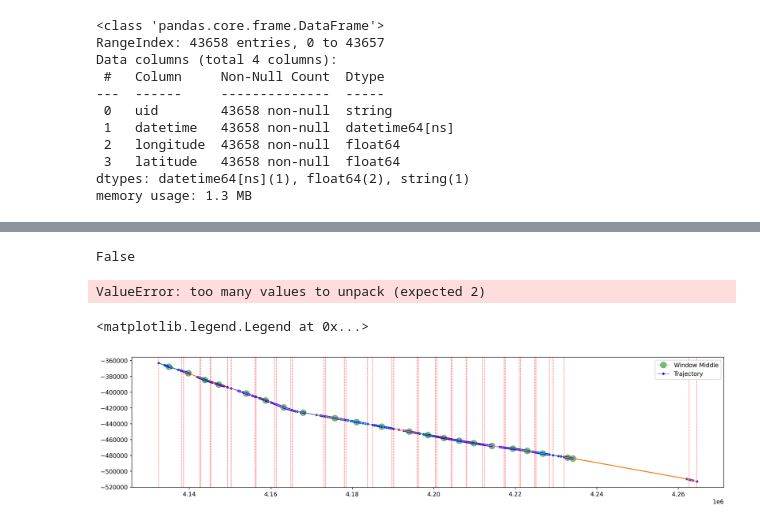
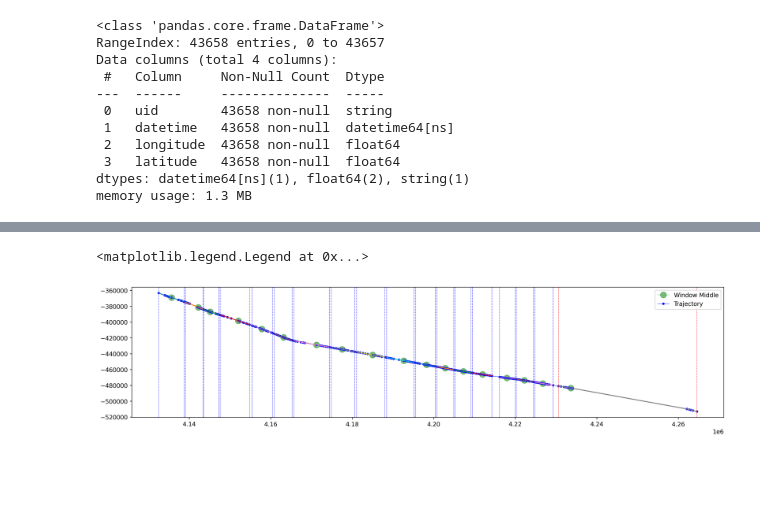
Before and after one commit to andyrids/mipo_trajectory, a Jupyter notebook: MiPo.ipynb, the cells around one changed output, grey strips where cells are left out. Drawn from its saved outputs; the diff is of its cells as text; code cells hidden in the pictures; blank space fills up the shorter version.

```diff
--- a/MiPo.ipynb
+++ b/MiPo.ipynb
@@ -308,13 +314,7 @@ Length: 100, dtype: string
 traj_10164 = data.query("uid == 'traj_10164'")
 x, y, z = latlong_to_cartesian_xyz(traj_10164["latitude"], traj_10164["longitude"])
 X = np.column_stack((x, y, z))
-# %%
-np.array([1,2,3]).size == np.array([1,2,5,5]).size == 3
-# %% [output]
-False
 # %%
-features, windows = analyze_trajectory_windows(X, window_size=11, k=20)
+features, windows = analyze_trajectory_windows(X, window_size=13, k=7)
-# %% [output]
-ValueError: too many values to unpack (expected 2)
 # %%
 middles = np.array([[np.median(w[:, 0]), np.median(w[:, 1])] for w in windows])
@@ -321,3 +340,41 @@ middles = np.array([[np.median(w[:, 0]), np.median(w[:, 1])] for w in windows])
+# %%
+# prompt: for the verticle lines drawn on a plot, how do i group the labels as there are duplicates or if it is better, how do i add the custom dashed blue or red lines and label tot he legend
+
+import numpy as np
+import matplotlib.pyplot as plt
+
+# Assuming 'middles' and 'outlier_scores' are defined as in your provided code
+
+# Create the plot
+plt.figure(figsize=(10, 6))
+plt.scatter(middles[:, 0], middles[:, 1], c=outlier_scores, cmap='viridis')
+plt.colorbar(label='Outlier Score')
+
+# Define thresholds for different outlier groups (example thresholds)
+thresholds = [-2, -1, 0]  # Customize these as needed
+colors = ['red', 'blue', 'green']  # Colors for different threshold groups
+linestyles = ['--', '--', '--']
+
+
+for i, threshold in enumerate(thresholds):
+    # Find indices of points exceeding the current threshold
+    indices = np.where(outlier_scores >= threshold)[0]
+
+    if len(indices) > 0: # Check if any indices exceed threshold
+        # Plot vertical lines for each point exceeding the threshold
+        for index in indices:
+            plt.axvline(x=middles[index, 0], color=colors[i], linestyle=linestyles[i], linewidth=1, label=f'Outlier Score >= {threshold}' if index == indices[0] else "")
+
+# Customize legend to avoid duplicate entries
+handles, labels = plt.gca().get_legend_handles_labels()
+by_label = dict(zip(labels, handles))
+plt.legend(by_label.values(), by_label.keys())
+
+
+plt.xlabel('Median X')
+plt.ylabel('Median Y')
+plt.title('Trajectory Windows with Outlier Scores and Vertical Lines')
+plt.show()
 # %%
 fig, ax = plt.subplots(figsize=(18, 4), dpi=250)
 
@@ -332,35 +389,38 @@ ax.plot(
     color='g',
     linewidth=0.5,
     alpha=0.5,
     label='Window Middle'
 )
 
 ax.plot(
     X[:,0],
     X[:,1],
     marker='o',
     ms=3,
     linestyle='-',
     color='b',
     linewidth=0.5,
     label='Trajectory'
 )
 
 for i, window in enumerate(windows):
     ax.plot(
         window[:, 0],
         window[:, 1],
         #label=f"Window {i+1}"
     )  # Plot each window
 
+    colour = "blue" if outlier_labels[i] == 1 else "red"
+    label = "Inlier" if outlier_labels[i] == 1 else "Outlier"
+
     # Add vertical lines at the start and end of each window
-    ax.axvline(x=window[0, 0], color='red', linestyle='--', linewidth=0.5)
-    ax.axvline(x=window[-1, 0], color='red', linestyle='--', linewidth=0.5)
+    ax.axvline(x=window[0, 0], color=colour, linestyle='--', linewidth=0.5)
+    ax.axvline(x=window[-1, 0], color=colour, linestyle='--', linewidth=0.5)
 
 # Add a colorbar for the legend
 plt.legend()
 # %% [output]
 <matplotlib.legend.Legend at 0x...>
-[figure, old version]
+[figure, new version]
 # %%
 plt.close("all")
```
Also changed, not shown: parts of 13 cells of this notebook.
